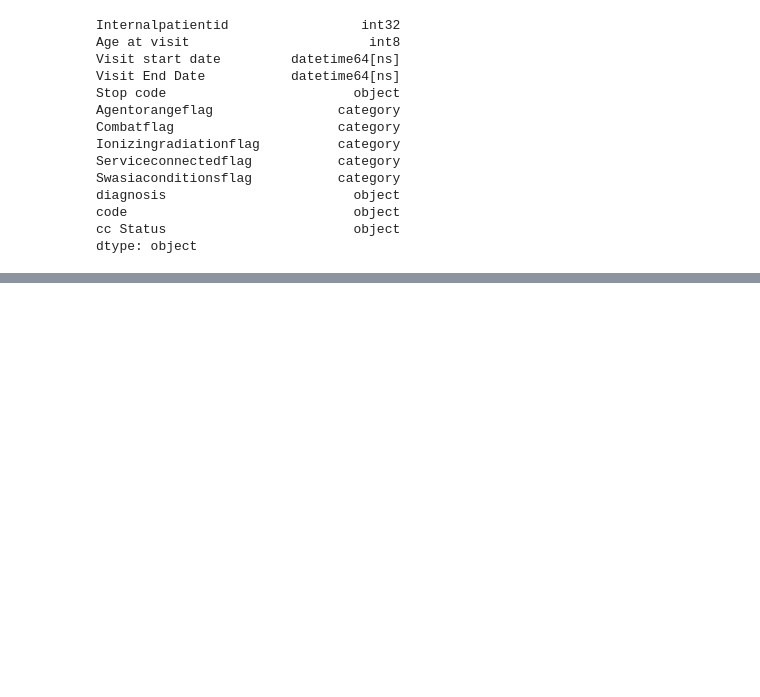
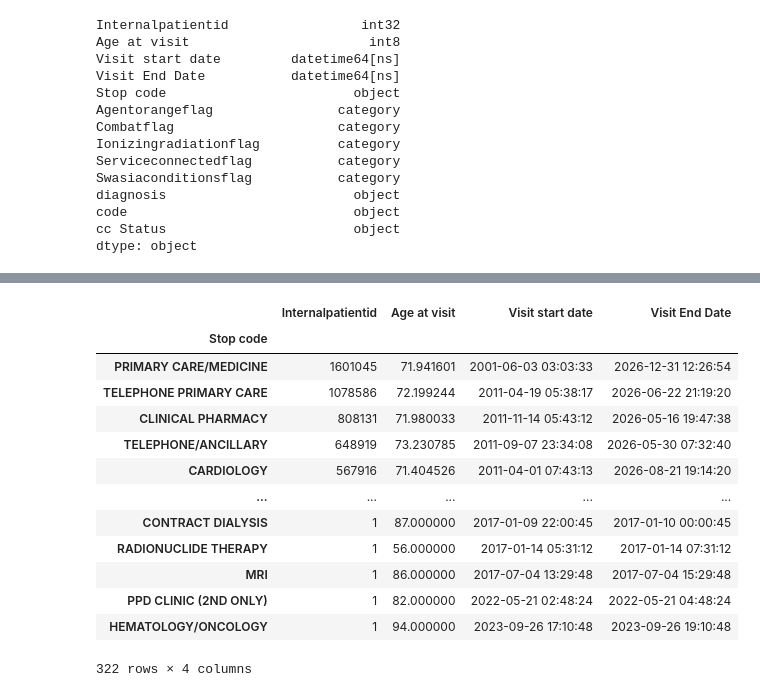
Before and after one commit to victormurcia/VCHAMPS, a Jupyter notebook: VCHAMPS_Data_CleanUp.ipynb, the cells around one changed output, grey strips where cells are left out. Cells and saved outputs as stored; diff of their text form; code cells hidden in the pictures; blank space fills up the shorter version.

```diff
--- a/VCHAMPS_Data_CleanUp.ipynb
+++ b/VCHAMPS_Data_CleanUp.ipynb
@@ -2156,0 +2191,19 @@ outpatient_visits_df = outpatient_visits_df.compute()
+# %%
+grouped_outpatient_visits_df = outpatient_visits_df.groupby('Stop code').agg({'Internalpatientid': 'count', 'Age at visit': 'mean', 'Visit start date': 'min', 'Visit End Date': 'max'}).sort_values(by='Internalpatientid', ascending=False)
+# %%
+grouped_outpatient_visits_df
+# %% [output]
+|  | Internalpatientid | Age at visit | Visit start date | Visit End Date |
+| Stop code |  |  |  |  |
+| PRIMARY CARE/MEDICINE | 1601045 | 71.941601 | 2001-06-03 03:03:33 | 2026-12-31 12:26:54 |
+| TELEPHONE PRIMARY CARE | 1078586 | 72.199244 | 2011-04-19 05:38:17 | 2026-06-22 21:19:20 |
+| CLINICAL PHARMACY | 808131 | 71.980033 | 2011-11-14 05:43:12 | 2026-05-16 19:47:38 |
+| TELEPHONE/ANCILLARY | 648919 | 73.230785 | 2011-09-07 23:34:08 | 2026-05-30 07:32:40 |
+| CARDIOLOGY | 567916 | 71.404526 | 2011-04-01 07:43:13 | 2026-08-21 19:14:20 |
+| ... | ... | ... | ... | ... |
+| CONTRACT DIALYSIS | 1 | 87.000000 | 2017-01-09 22:00:45 | 2017-01-10 00:00:45 |
+| RADIONUCLIDE THERAPY | 1 | 56.000000 | 2017-01-14 05:31:12 | 2017-01-14 07:31:12 |
+| MRI | 1 | 86.000000 | 2017-07-04 13:29:48 | 2017-07-04 15:29:48 |
+| PPD CLINIC (2ND ONLY) | 1 | 82.000000 | 2022-05-21 02:48:24 | 2022-05-21 04:48:24 |
+| HEMATOLOGY/ONCOLOGY | 1 | 94.000000 | 2023-09-26 17:10:48 | 2023-09-26 19:10:48 |
+322 rows × 4 columns
```
Also changed, not shown: parts of 29 cells of this notebook.
